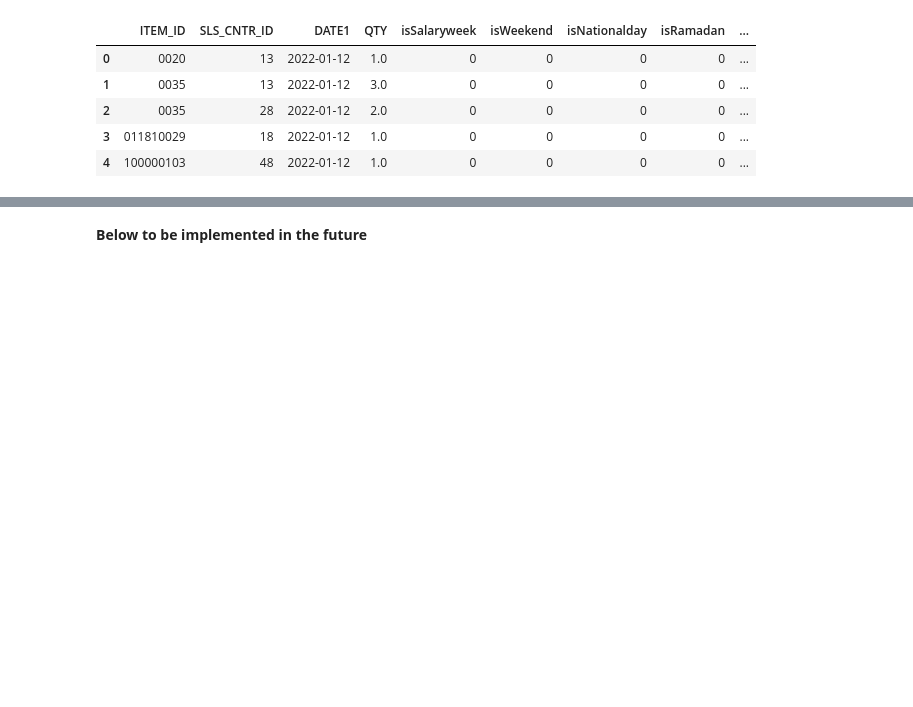
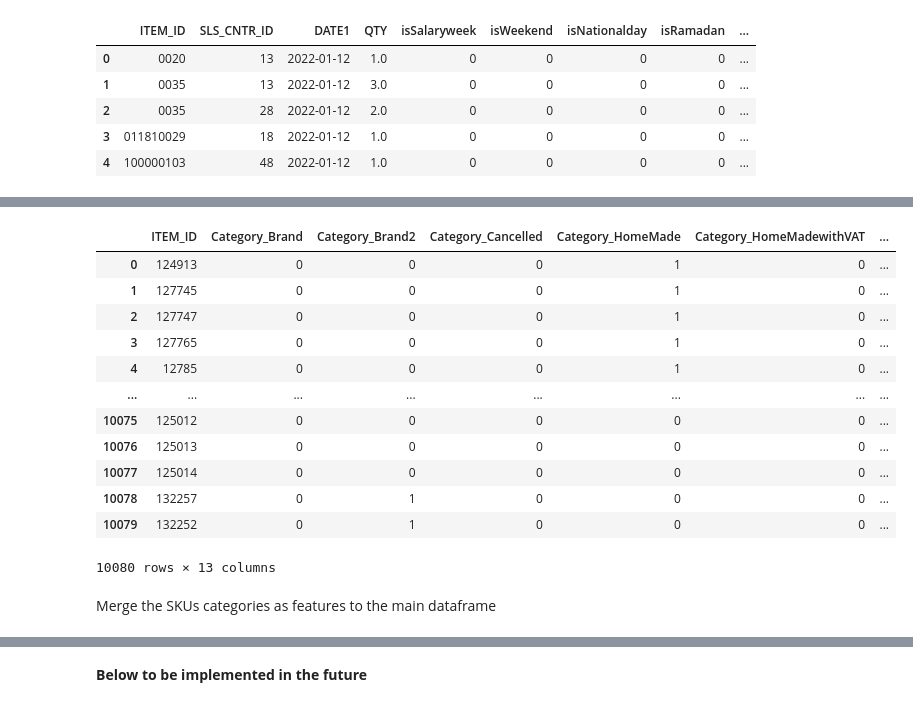
Before and after one commit to hajsf/Time-Series-Forecast, a Jupyter notebook: 04_DefineFeatures.ipynb, the cells around one changed output, grey strips where cells are left out. Saved outputs shown, nothing was run; the diff lists cells and outputs as text; code cells hidden in the pictures; blank space fills up the shorter version.

```diff
--- a/04_DefineFeatures.ipynb
+++ b/04_DefineFeatures.ipynb
@@ -206,0 +393,20 @@ df.head()
+# %%
+SKUcategory = SKUcategory.drop(columns=['Category', 'index'])
+# %%
+SKUcategory
+# %% [output]
+|  | ITEM_ID | Category_Brand | Category_Brand2 | Category_Cancelled | Category_HomeMade | Category_HomeMadewithVAT | ... |
+| 0 | 124913 | 0 | 0 | 0 | 1 | 0 | ... |
+| 1 | 127745 | 0 | 0 | 0 | 1 | 0 | ... |
+| 2 | 127747 | 0 | 0 | 0 | 1 | 0 | ... |
+| 3 | 127765 | 0 | 0 | 0 | 1 | 0 | ... |
+| 4 | 12785 | 0 | 0 | 0 | 1 | 0 | ... |
+| ... | ... | ... | ... | ... | ... | ... | ... |
+| 10075 | 125012 | 0 | 0 | 0 | 0 | 0 | ... |
+| 10076 | 125013 | 0 | 0 | 0 | 0 | 0 | ... |
+| 10077 | 125014 | 0 | 0 | 0 | 0 | 0 | ... |
+| 10078 | 132257 | 0 | 1 | 0 | 0 | 0 | ... |
+| 10079 | 132252 | 0 | 1 | 0 | 0 | 0 | ... |
+10080 rows × 13 columns
+# %% [markdown]
+Merge the SKUs categories as features to the main dataframe
```
Also changed, not shown: parts of 48 cells of this notebook.
